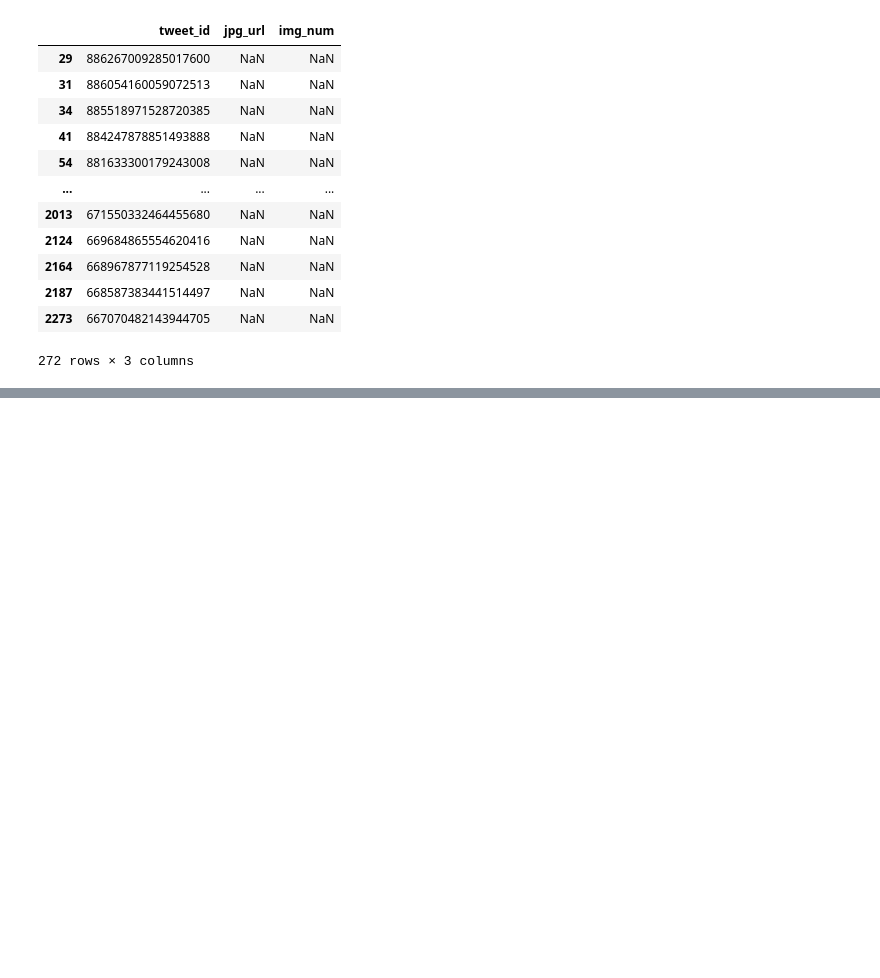
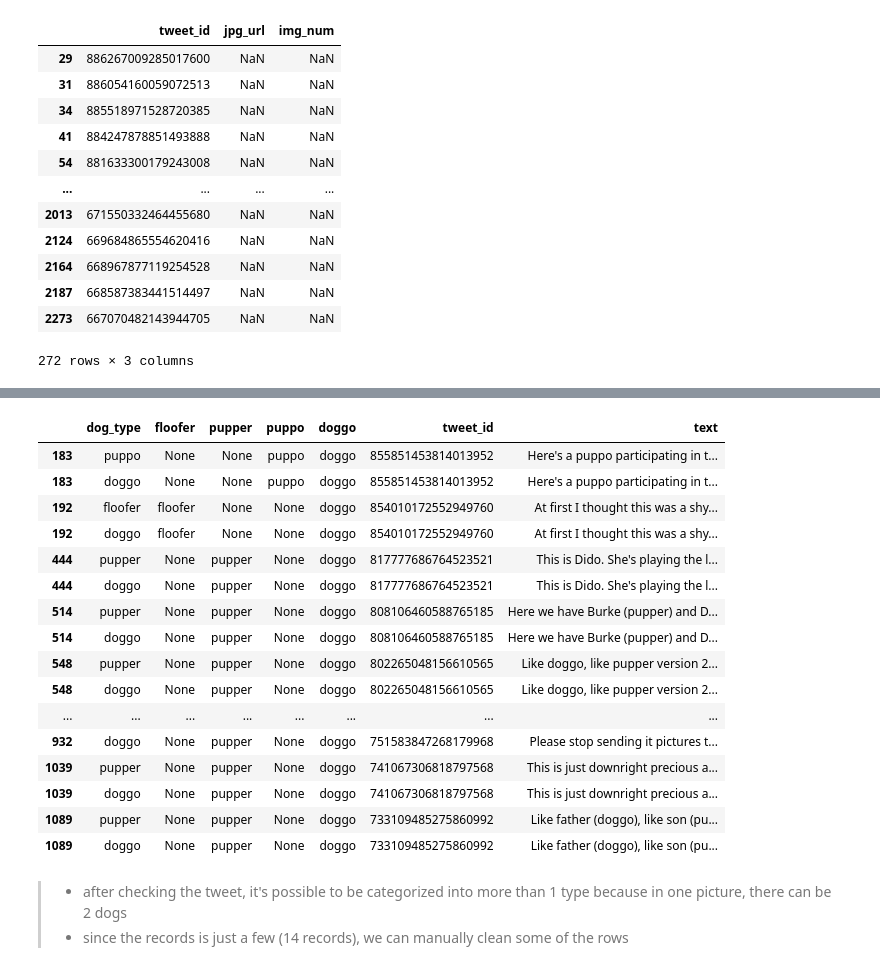
Before and after one commit to primalusiana/twitter-data-wrangling, a Jupyter notebook: wrangle_act.ipynb, the cells around one changed output, grey strips where cells are left out. Drawn from its saved outputs; the diff is of its cells as text; code cells hidden in the pictures; blank space fills up the shorter version.

Commit message:
data cleaning - tidiness done

```diff
--- a/wrangle_act.ipynb
+++ b/wrangle_act.ipynb
@@ -369,0 +424,14 @@ df_clean[df_clean['jpg_url'].isnull() == True][['tweet_id','jpg_url','img_num']]
+# %%
+# get all rows with either floofer, pupper, puppo, or doggo value
+# transfrom into a dataframe (multi index dataframe)
+# drop second index
+df_dog_cmb = df_dog_cmb[df_dog_cmb[0]!="None"].index.to_frame().reset_index(level=1, drop=True)
+# %%
+# drop column 0
+df_dog_cmb.drop(0, axis=1, inplace=True)
+# %%
+# rename column 1
+df_dog_cmb.rename(columns={1: "dog_type"}, inplace=True)
+# %%
+# join with df_cln
+df_cln = pd.merge(df_cln, df_dog_cmb, how="left" ,left_index=True, right_index=True)
@@ -369,0 +467,23 @@ df_clean[df_clean['jpg_url'].isnull() == True][['tweet_id','jpg_url','img_num']]
+# %%
+df_cln[df_cln.index.duplicated(keep=False)][['dog_type','floofer','pupper','puppo','doggo','tweet_id','text']]
+# %% [output]
+|  | dog_type | floofer | pupper | puppo | doggo | tweet_id | text |
+| 183 | puppo | None | None | puppo | doggo | 855851453814013952 | Here's a puppo participating in t... |
+| 183 | doggo | None | None | puppo | doggo | 855851453814013952 | Here's a puppo participating in t... |
+| 192 | floofer | floofer | None | None | doggo | 854010172552949760 | At first I thought this was a shy... |
+| 192 | doggo | floofer | None | None | doggo | 854010172552949760 | At first I thought this was a shy... |
+| 444 | pupper | None | pupper | None | doggo | 817777686764523521 | This is Dido. She's playing the l... |
+| 444 | doggo | None | pupper | None | doggo | 817777686764523521 | This is Dido. She's playing the l... |
+| 514 | pupper | None | pupper | None | doggo | 808106460588765185 | Here we have Burke (pupper) and D... |
+| 514 | doggo | None | pupper | None | doggo | 808106460588765185 | Here we have Burke (pupper) and D... |
+| 548 | pupper | None | pupper | None | doggo | 802265048156610565 | Like doggo, like pupper version 2... |
+| 548 | doggo | None | pupper | None | doggo | 802265048156610565 | Like doggo, like pupper version 2... |
+| ... | ... | ... | ... | ... | ... | ... | ... |
+| 932 | doggo | None | pupper | None | doggo | 751583847268179968 | Please stop sending it pictures t... |
+| 1039 | pupper | None | pupper | None | doggo | 741067306818797568 | This is just downright precious a... |
+| 1039 | doggo | None | pupper | None | doggo | 741067306818797568 | This is just downright precious a... |
+| 1089 | pupper | None | pupper | None | doggo | 733109485275860992 | Like father (doggo), like son (pu... |
+| 1089 | doggo | None | pupper | None | doggo | 733109485275860992 | Like father (doggo), like son (pu... |
+# %% [markdown]
+> - after checking the tweet, it's possible to be categorized into more than 1 type because in one picture, there can be 2 dogs
+> - since the records is just a few (14 records), we can manually clean some of the rows
```
Also changed, not shown: parts of 31 cells of this notebook.
